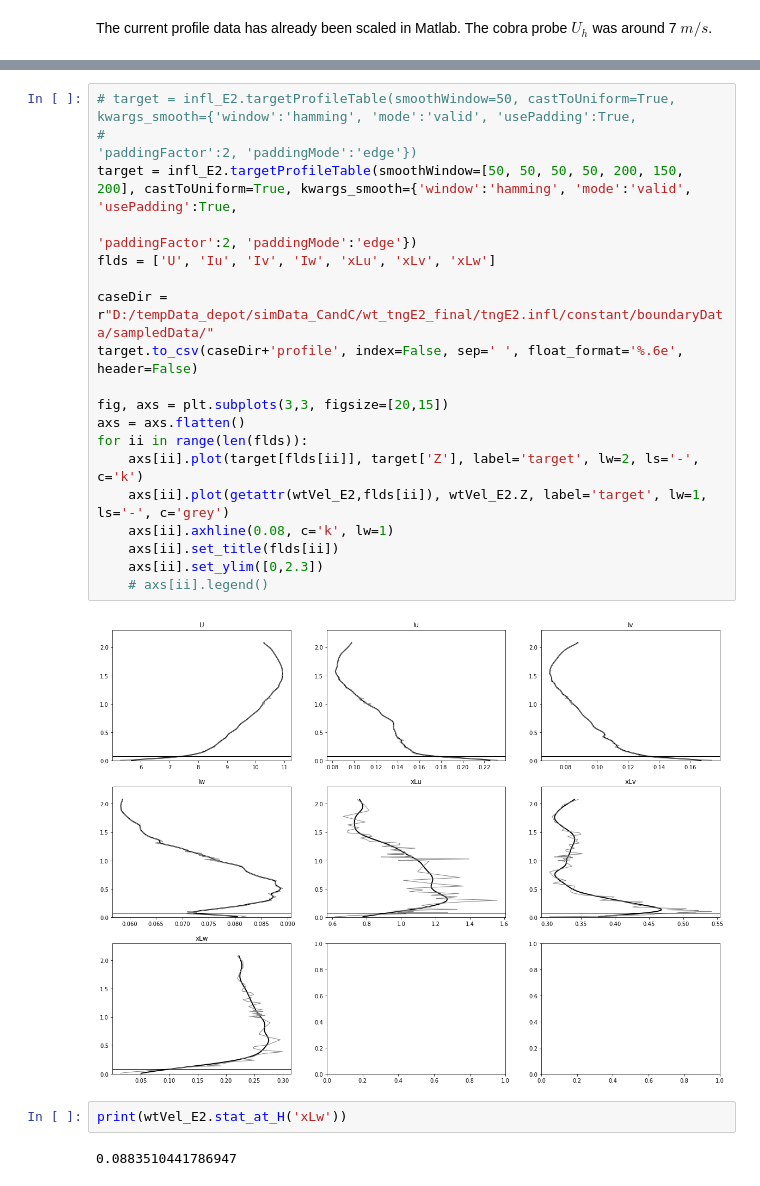
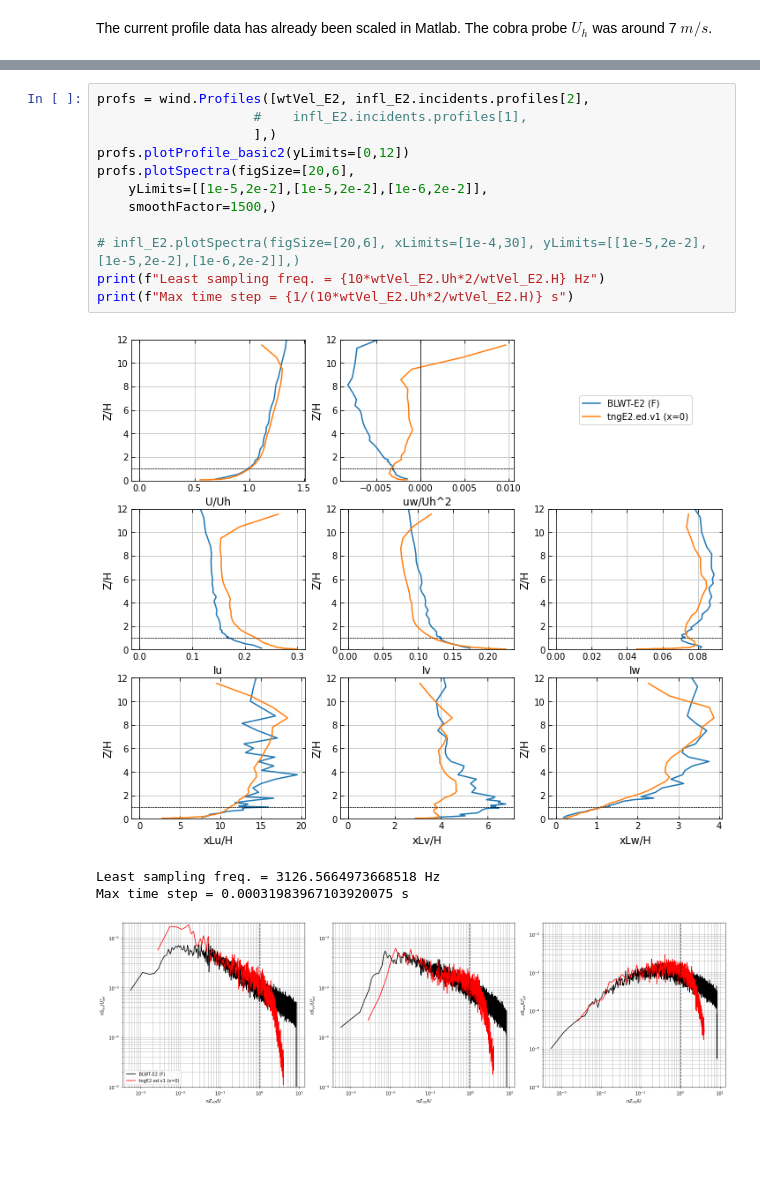
Before and after one commit to Tsinuel/windCalc, a Jupyter notebook: src/notebooks/CandC_load/lab_DFSR_2.ipynb, the cells around one changed output, grey strips where cells are left out. Cells and saved outputs as stored; diff of their text form; blank space fills up the shorter version.

```diff
--- a/src/notebooks/CandC_load/lab_DFSR_2.ipynb
+++ b/src/notebooks/CandC_load/lab_DFSR_2.ipynb
@@ -202,25 +152,17 @@ plt.show()
-# %%
-# target = infl_E2.targetProfileTable(smoothWindow=50, castToUniform=True, kwargs_smooth={'window':'hamming', 'mode':'valid', 'usePadding':True,
-#                                                                                         'paddingFactor':2, 'paddingMode':'edge'})
-target = infl_E2.targetProfileTable(smoothWindow=[50, 50, 50, 50, 200, 150, 200], castToUniform=True, kwargs_smooth={'window':'hamming', 'mode':'valid', 'usePadding':True,
-                                                                                        'paddingFactor':2, 'paddingMode':'edge'})
-flds = ['U', 'Iu', 'Iv', 'Iw', 'xLu', 'xLv', 'xLw']
-
-caseDir = r"D:/tempData_depot/simData_CandC/wt_tngE2_final/tngE2.infl/constant/boundaryData/sampledData/"
-target.to_csv(caseDir+'profile', index=False, sep=' ', float_format='%.6e', header=False)
-
-fig, axs = plt.subplots(3,3, figsize=[20,15])
-axs = axs.flatten()
-for ii in range(len(flds)):
-    axs[ii].plot(target[flds[ii]], target['Z'], label='target', lw=2, ls='-', c='k')
-    axs[ii].plot(getattr(wtVel_E2,flds[ii]), wtVel_E2.Z, label='target', lw=1, ls='-', c='grey')
-    axs[ii].axhline(0.08, c='k', lw=1)
-    axs[ii].set_title(flds[ii])
-    axs[ii].set_ylim([0,2.3])
-    # axs[ii].legend()
-# %% [output]
-[figure, removed]
-# %%
-print(wtVel_E2.stat_at_H('xLw'))
-# %% [output]
-0.0883510441786947
+# %%
+profs = wind.Profiles([wtVel_E2, infl_E2.incidents.profiles[2],
+                    #    infl_E2.incidents.profiles[1],
+                    ],)
+profs.plotProfile_basic2(yLimits=[0,12])
+profs.plotSpectra(figSize=[20,6],
+    yLimits=[[1e-5,2e-2],[1e-5,2e-2],[1e-6,2e-2]],
+    smoothFactor=1500,)
+
+# infl_E2.plotSpectra(figSize=[20,6], xLimits=[1e-4,30], yLimits=[[1e-5,2e-2],[1e-5,2e-2],[1e-6,2e-2]],)
+print(f"Least sampling freq. = {10*wtVel_E2.Uh*2/wtVel_E2.H} Hz")
+print(f"Max time step = {1/(10*wtVel_E2.Uh*2/wtVel_E2.H)} s")
+# %% [output]
+[figure, added]
+Least sampling freq. = 3126.5664973668518 Hz
+Max time step = 0.00031983967103920075 s
+[figure, added]
```
Also changed, not shown: parts of 8 cells of this notebook, 7 other files.
